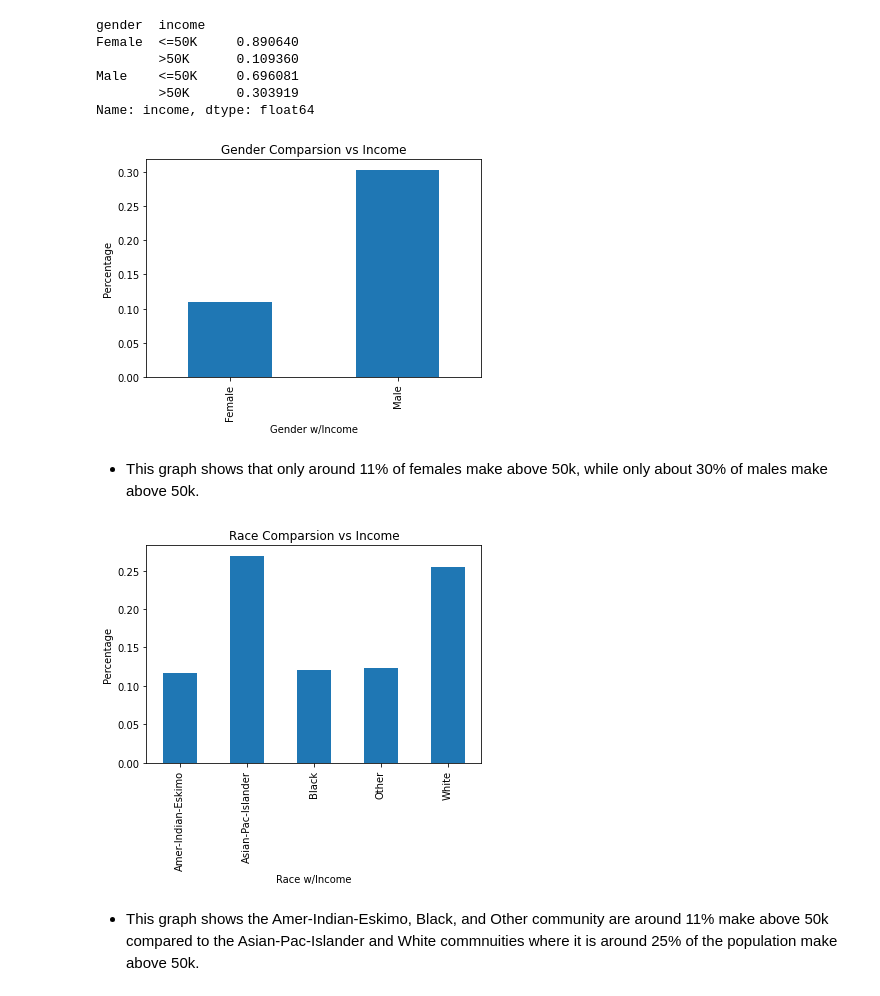
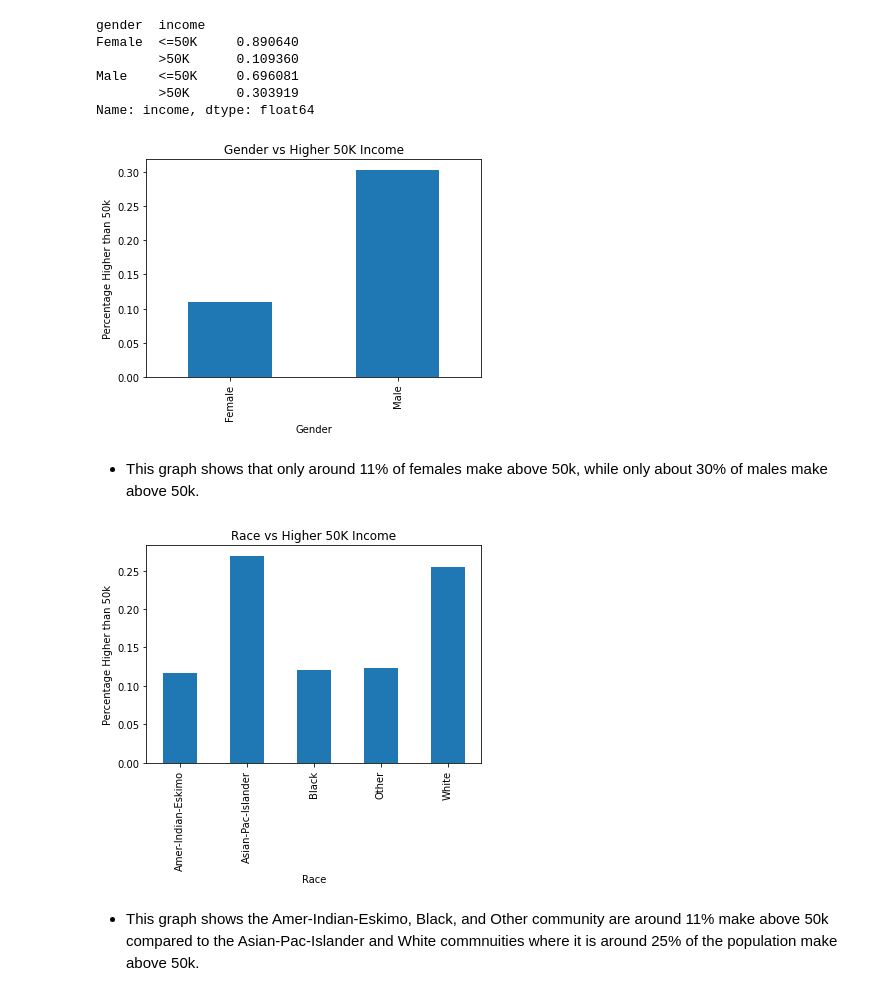
Before and after one commit to mkwak92/AdultIncome, a Jupyter notebook: Adult_Income.ipynb, the cells around one changed output. Saved outputs shown, nothing was run; the diff lists cells and outputs as text; code cells hidden in the pictures.

```diff
--- a/Adult_Income.ipynb
+++ b/Adult_Income.ipynb
@@ -473,22 +473,22 @@ Male    <=50K     0.696081
 Name: income, dtype: float64
 # %%
 ml_df_1.groupby('gender')['income'].mean().plot(kind = 'bar')
-plt.title("Gender Comparsion vs Income")
-plt.xlabel("Gender w/Income")
-plt.ylabel("Percentage")
+plt.title("Gender vs Higher 50K Income")
+plt.xlabel("Gender")
+plt.ylabel("Percentage Higher than 50k")
 plt.show();
 # %% [output]
-[figure, old version]
+[figure, new version]
 # %% [markdown]
 - This graph shows that only around 11% of females make above 50k, while only about 30% of males make above 50k.
 # %%
 ml_df_1.groupby('race')['income'].mean().plot(kind = 'bar')
-plt.title("Race Comparsion vs Income")
-plt.xlabel("Race w/Income")
-plt.ylabel("Percentage")
+plt.title("Race vs Higher 50K Income")
+plt.xlabel("Race")
+plt.ylabel("Percentage Higher than 50k")
 plt.show();
 # %% [output]
-[figure, old version]
+[figure, new version]
 # %% [markdown]
 - This graph shows the Amer-Indian-Eskimo, Black, and Other community are around 11% make above 50k compared to the Asian-Pac-Islander and White commnuities where it is around 25% of the population make above 50k.
 # %%
```
Also changed, not shown: parts of 51 cells of this notebook.
